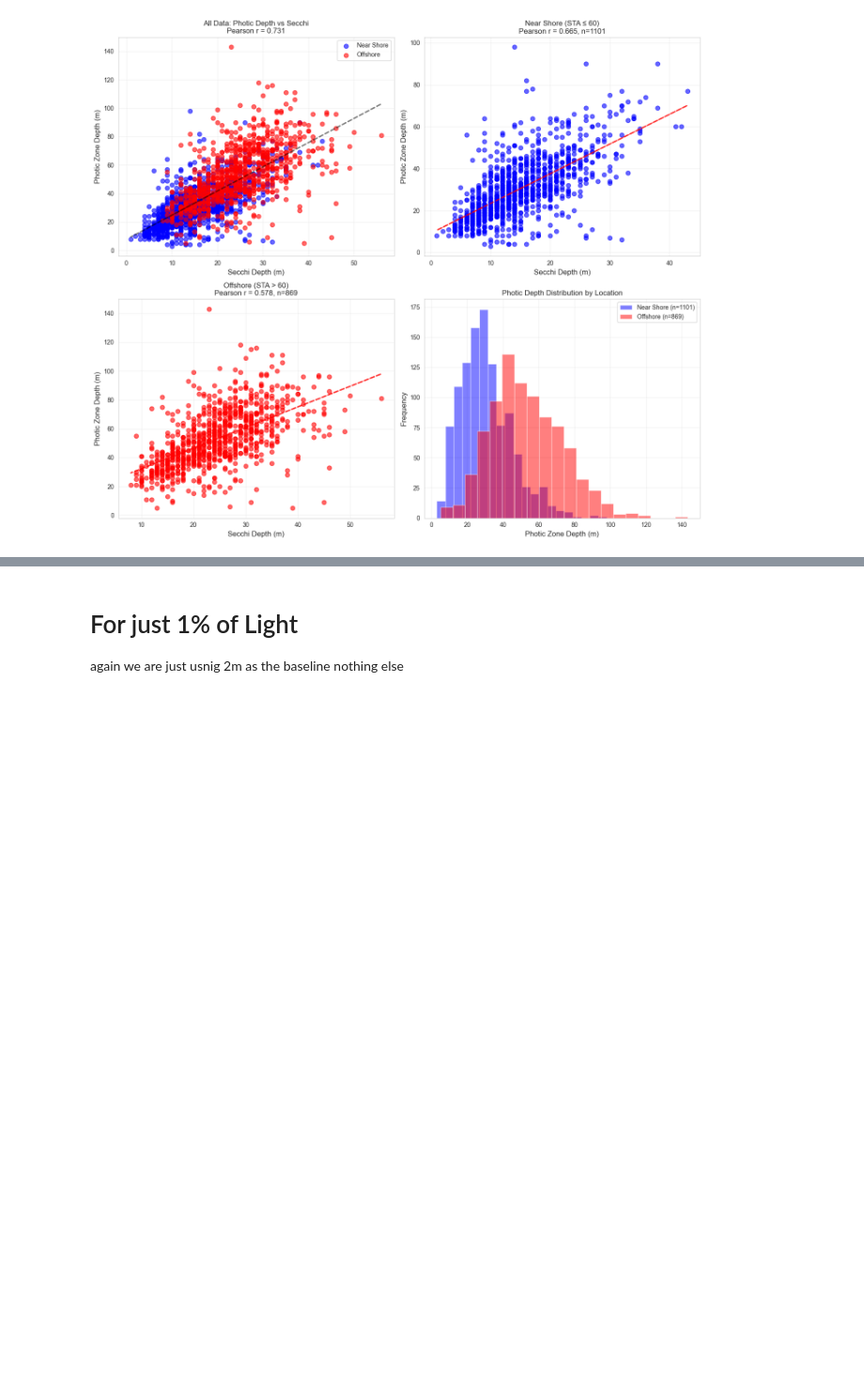
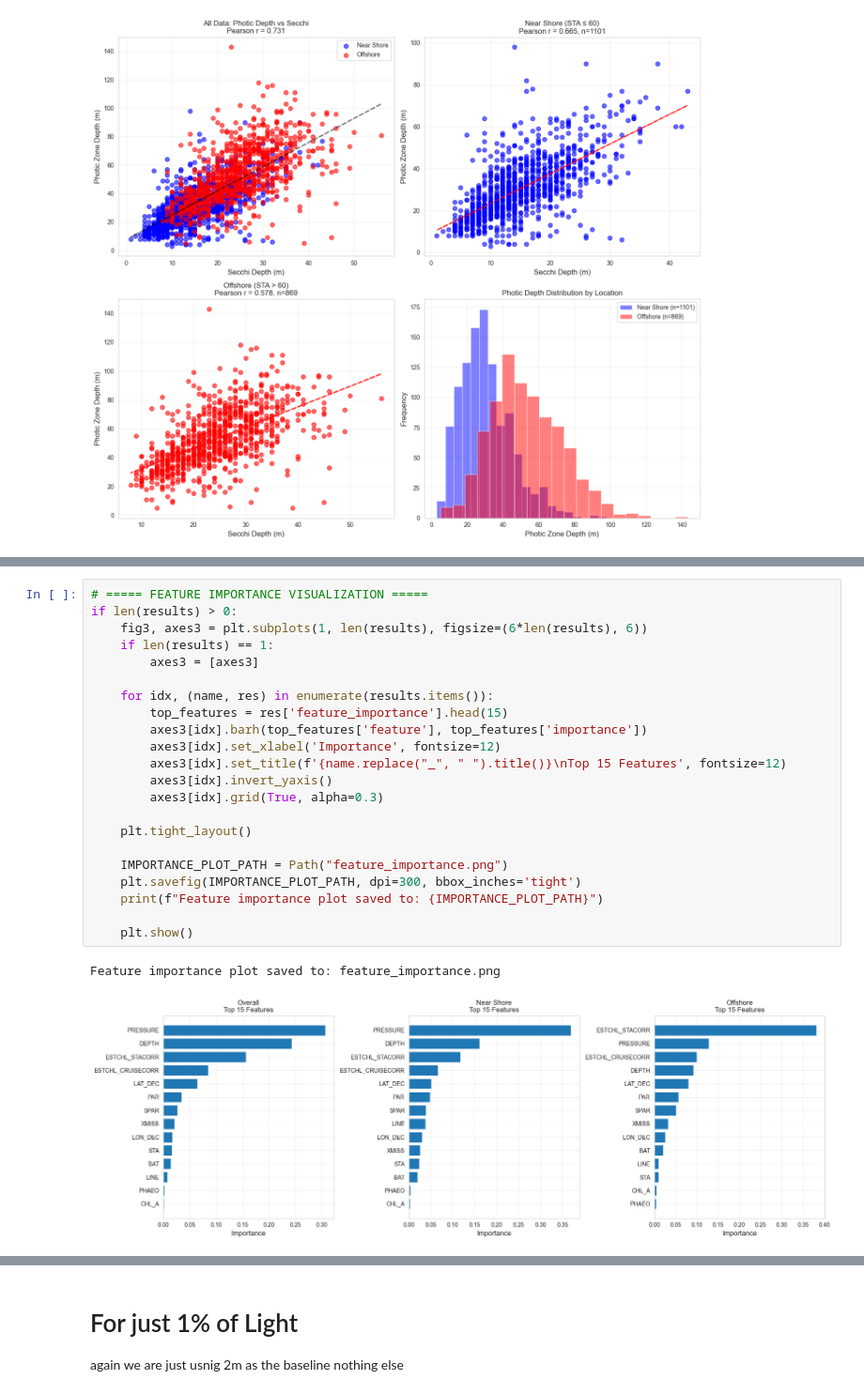
Before and after one commit to LucasC212/Scripps-Light-Attenuation-Capstone-Project, a Jupyter notebook: scripts/Aarti-secchi-vs-PAR.ipynb, the cells around one changed output, grey strips where cells are left out. Shown at 94% size. Saved outputs shown, nothing was run; the diff lists cells and outputs as text; blank space fills up the shorter version.

```diff
--- a/scripts/Aarti-secchi-vs-PAR.ipynb
+++ b/scripts/Aarti-secchi-vs-PAR.ipynb
@@ -506,0 +836,25 @@ Visualization saved to ../results/47photic_depth_secchi_shore_comparison.png
+# %%
+# ===== FEATURE IMPORTANCE VISUALIZATION =====
+if len(results) > 0:
+    fig3, axes3 = plt.subplots(1, len(results), figsize=(6*len(results), 6))
+    if len(results) == 1:
+        axes3 = [axes3]
+
+    for idx, (name, res) in enumerate(results.items()):
+        top_features = res['feature_importance'].head(15)
+        axes3[idx].barh(top_features['feature'], top_features['importance'])
+        axes3[idx].set_xlabel('Importance', fontsize=12)
+        axes3[idx].set_title(f'{name.replace("_", " ").title()}\nTop 15 Features', fontsize=12)
+        axes3[idx].invert_yaxis()
+        axes3[idx].grid(True, alpha=0.3)
+
+    plt.tight_layout()
+
+    IMPORTANCE_PLOT_PATH = Path("feature_importance.png")
+    plt.savefig(IMPORTANCE_PLOT_PATH, dpi=300, bbox_inches='tight')
+    print(f"Feature importance plot saved to: {IMPORTANCE_PLOT_PATH}")
+
+    plt.show()
+# %% [output]
+Feature importance plot saved to: feature_importance.png
+[figure, added]
```
Also changed, not shown: parts of 6 cells of this notebook, 8 other files.
